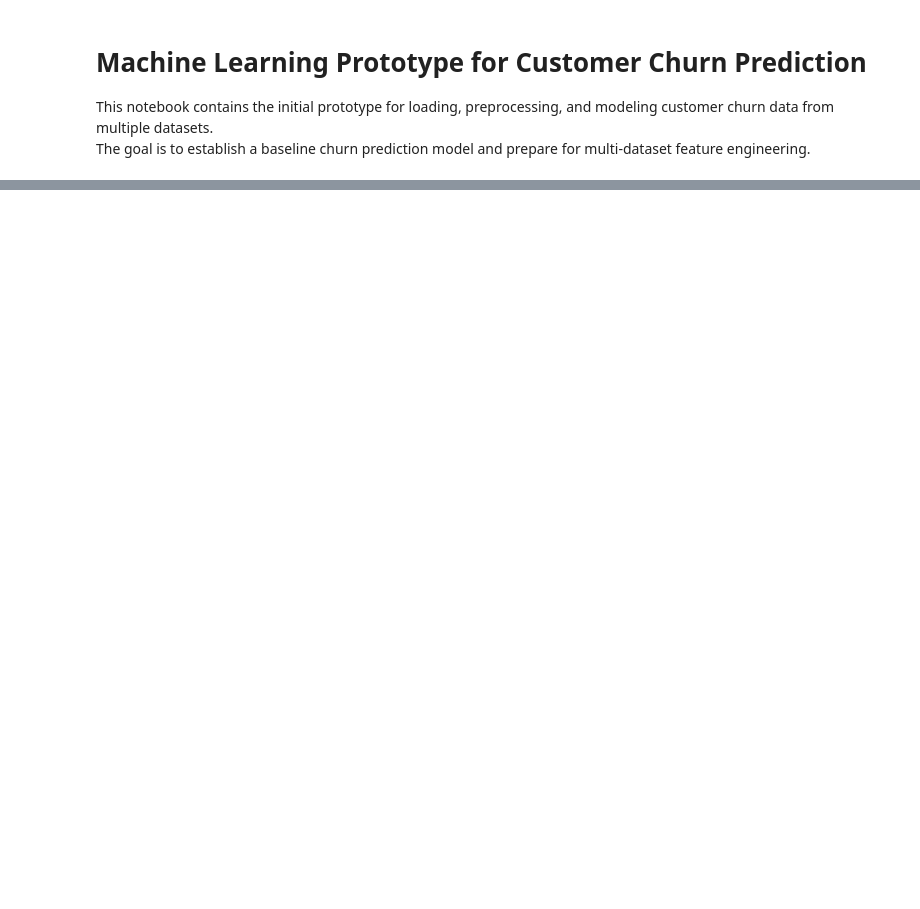
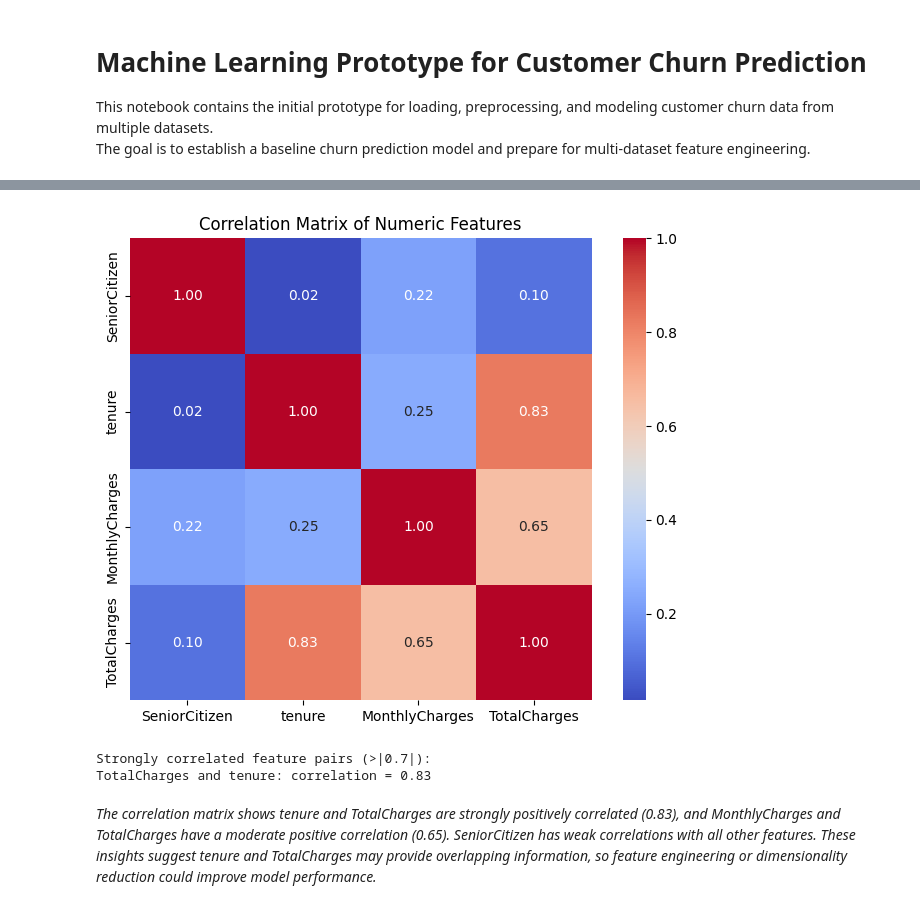
Before and after one commit to HKtrill/customer-churn-predictor, a Jupyter notebook: prototypes/churn_prediction_prototype.ipynb, the cells around one changed output, grey strips where cells are left out. Saved outputs shown, nothing was run; the diff lists cells and outputs as text; code cells hidden in the pictures; blank space fills up the shorter version.

```diff
--- a/prototypes/churn_prediction_prototype.ipynb
+++ b/prototypes/churn_prediction_prototype.ipynb
@@ -11,0 +109,13 @@ This step helps understand the structure and cleanliness of the data before prep
+# %%
+# Convert TotalCharges to numeric, coercing errors to NaN
+df['TotalCharges'] = pd.to_numeric(df['TotalCharges'], errors='coerce')
+
+# Count invalid conversions to NaN
+num_invalid = df['TotalCharges'].isna().sum()
+print(f"TotalCharges invalid/missing values after conversion: {num_invalid}")
+
+# Drop rows with NaN in TotalCharges (few rows)
+df_clean = df.dropna(subset=['TotalCharges']).copy()
+
+# Summary statistics after cleaning
+print(df_clean['TotalCharges'].describe())
@@ -11,0 +170,33 @@ This step helps understand the structure and cleanliness of the data before prep
+# %%
+import matplotlib.pyplot as plt
+import seaborn as sns
+
+# Compute correlation matrix for numeric columns
+numeric_cols = df_clean.select_dtypes(include=['int64', 'float64']).columns
+corr_matrix = df_clean[numeric_cols].corr()
+
+# Display correlation matrix as heatmap
+plt.figure(figsize=(8, 6))
+sns.heatmap(corr_matrix, annot=True, cmap='coolwarm', fmt=".2f", square=True)
+plt.title('Correlation Matrix of Numeric Features')
+plt.show()
+
+# Optionally, print pairs with high correlation (> 0.7 or < -0.7)
+threshold = 0.7
+strong_corrs = []
+
+for i in range(len(corr_matrix.columns)):
+    for j in range(i):
+        corr_value = corr_matrix.iloc[i, j]
+        if abs(corr_value) > threshold:
+            strong_corrs.append((corr_matrix.columns[i], corr_matrix.columns[j], corr_value))
+
+print("Strongly correlated feature pairs (>|0.7|):")
+for feat1, feat2, corr_val in strong_corrs:
+    print(f"{feat1} and {feat2}: correlation = {corr_val:.2f}")
+# %% [output]
+[figure, added]
+Strongly correlated feature pairs (>|0.7|):
+TotalCharges and tenure: correlation = 0.83
+# %% [markdown]
+*The correlation matrix shows tenure and TotalCharges are strongly positively correlated (0.83), and MonthlyCharges and TotalCharges have a moderate positive correlation (0.65). SeniorCitizen has weak correlations with all other features. These insights suggest tenure and TotalCharges may provide overlapping information, so feature engineering or dimensionality reduction could improve model performance.*
```
Also changed, not shown: parts of 16 cells of this notebook.
